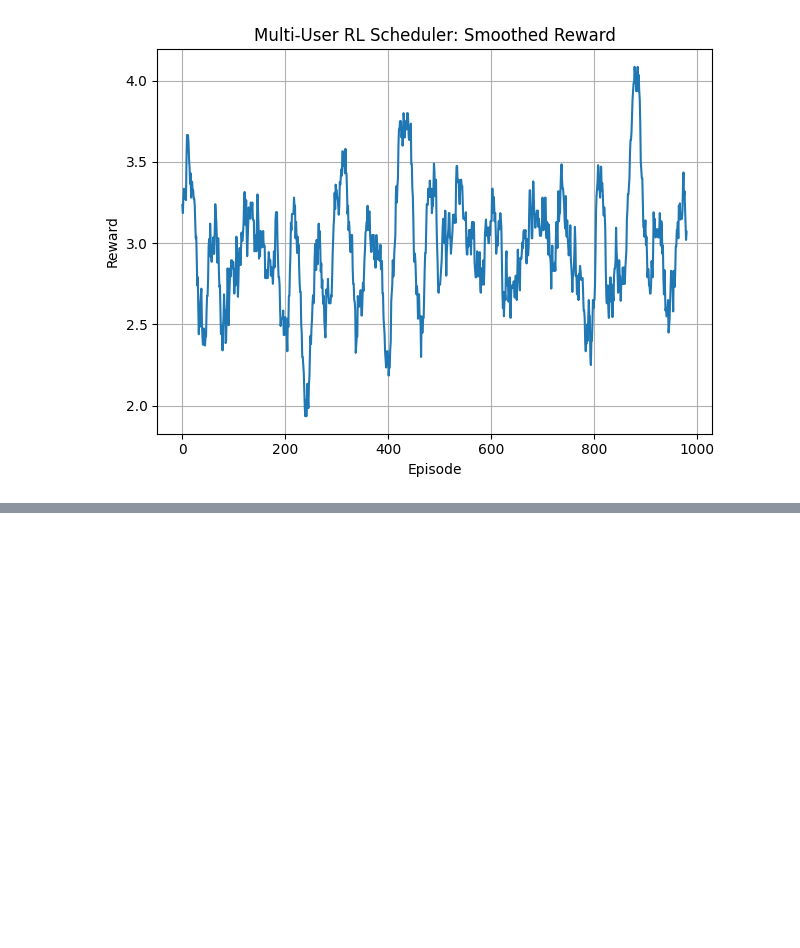
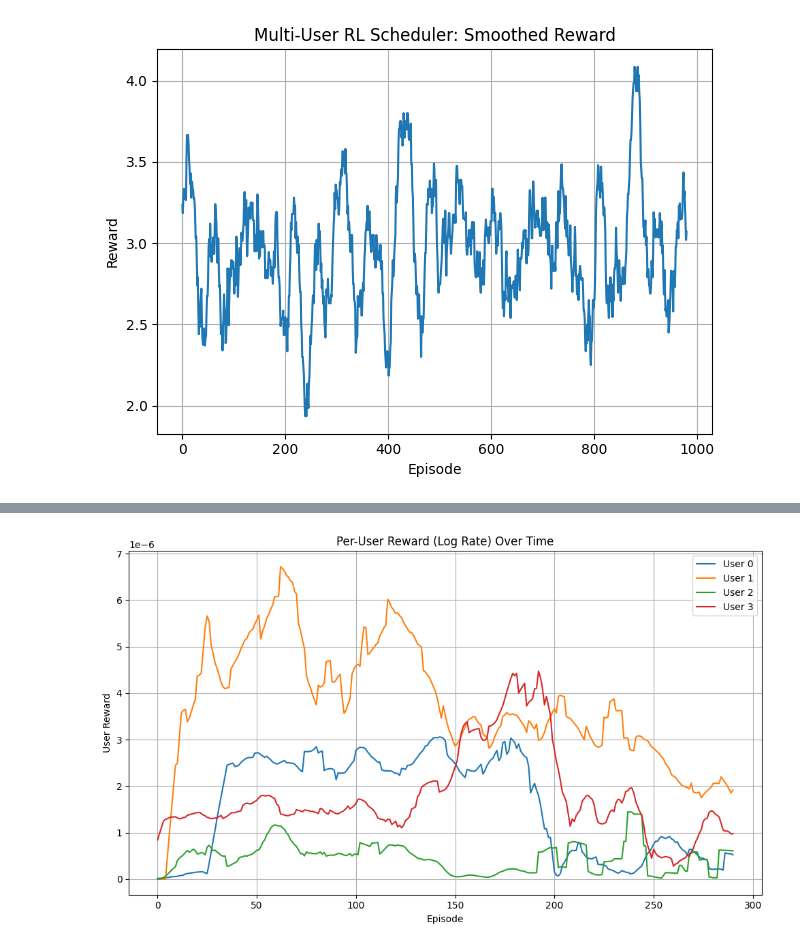
Before and after one commit to hamed-h98/5G_projects, a Jupyter notebook: 01_Wireless_PHY/WirelessComm_Tutorial2.ipynb, the cells around one changed output, grey strips where cells are left out. Drawn from its saved outputs; the diff is of its cells as text; code cells hidden in the pictures; blank space fills up the shorter version.

```diff
--- a/01_Wireless_PHY/WirelessComm_Tutorial2.ipynb
+++ b/01_Wireless_PHY/WirelessComm_Tutorial2.ipynb
@@ -1385,0 +1883,77 @@ plt.tight_layout()
+# %%
+# Initialize per-user reward tracker
+user_reward_history = {u: [] for u in range(num_users)}
+
+# Re-run main loop to populate individual user reward history
+Q = np.zeros((num_users, num_actions))
+reward_history = []
+user_positions = [(
+    random.uniform(-radius, radius),
+    random.uniform(-radius, radius)
+) for _ in range(num_users)]
+
+for ep in range(episodes):
+    total_reward = 0
+    for i in range(num_users):
+        user_positions[i] = random_walk(user_positions[i], step_size=0.5)
+
+    for u in range(num_users):
+        if random.random() < epsilon:
+            action_idx = random.randint(0, num_actions - 1)
+        else:
+            action_idx = np.argmax(Q[u])
+
+        user, beam, rb, power = action_space[action_idx]
+        ux, uy = user_positions[user]
+        distance = np.sqrt(ux**2 + uy**2)
+        angle_deg = (np.degrees(np.arctan2(uy, ux)) + 360) % 360
+
+        beam_dir = beam_directions[beam]
+        angle_diff = min(abs(beam_dir - angle_deg), 360 - abs(beam_dir - angle_deg))
+        beam_gain = np.cos(np.radians(angle_diff)) ** 2
+
+        pl_db = path_loss_umi_los(distance)
+        pl_linear = 10 ** (-pl_db / 10)
+        h = beam_gain * pl_linear
+
+        # Interference from other users
+        interference = 0
+        for j in range(num_users):
+            if j != u:
+                jx, jy = user_positions[j]
+                j_dist = np.sqrt(jx**2 + jy**2)
+                j_angle_deg = (np.degrees(np.arctan2(jy, jx)) + 360) % 360
+                j_beam = random.choice(beam_space)
+                j_beam_dir = beam_directions[j_beam]
+                j_angle_diff = min(abs(j_beam_dir - j_angle_deg), 360 - abs(j_beam_dir - j_angle_deg))
+                j_beam_gain = np.cos(np.radians(j_angle_diff)) ** 2
+                j_pl_db = path_loss_umi_los(j_dist)
+                j_pl_linear = 10 ** (-j_pl_db / 10)
+                h_j = j_beam_gain * j_pl_linear
+                p_j = random.choice(power_space)
+                interference += h_j * p_j
+
+        sinr = (power * h) / (interference + sigma2)
+        reward = np.log2(1 + sinr)
+        total_reward += reward
+        user_reward_history[u].append(reward)
+
+        Q[u][action_idx] += alpha * (reward + gamma * np.max(Q[u]) - Q[u][action_idx])
+
+    reward_history.append(total_reward)
+
+# Plot individual user rewards
+plt.figure(figsize=(10, 6))
+for u in range(num_users):
+    smoothed = np.convolve(user_reward_history[u], np.ones(10)/10, mode='valid')
+    plt.plot(smoothed, label=f"User {u}")
+
+plt.title("Per-User Reward (Log Rate) Over Time")
+plt.xlabel("Episode")
+plt.ylabel("User Reward")
+plt.legend()
+plt.grid(True)
+plt.tight_layout()
+plt.show()
+# %% [output]
+[figure, added]
```
Also changed, not shown: parts of 11 cells of this notebook.
